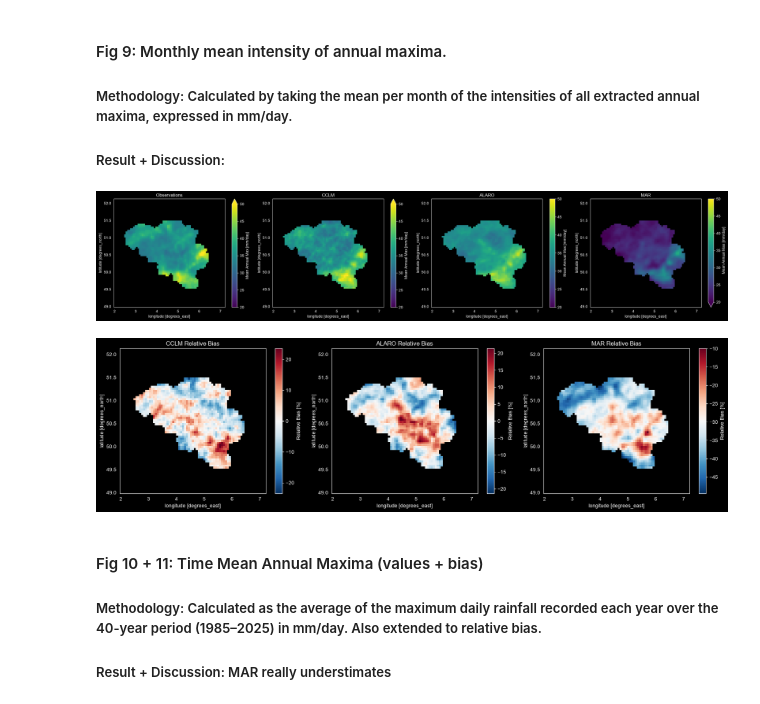
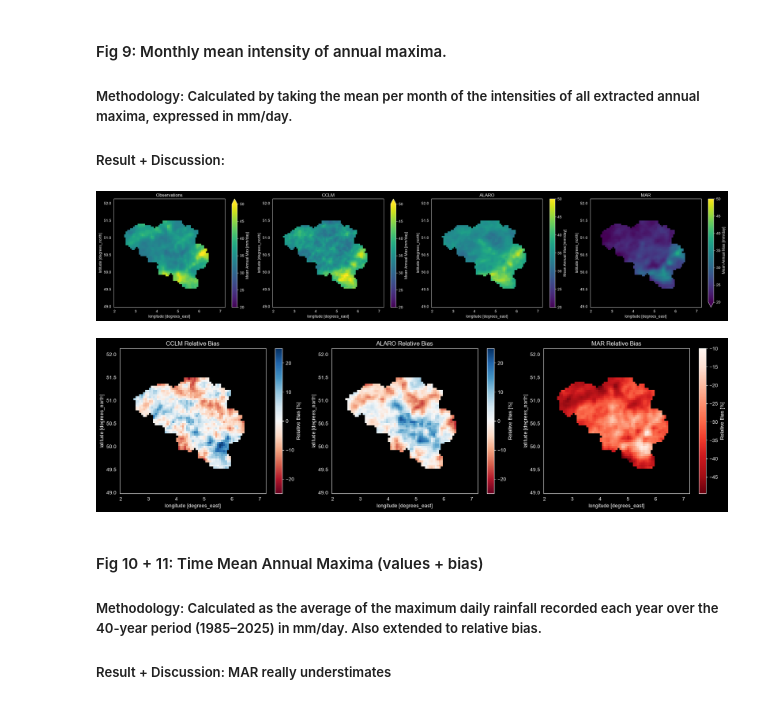
Before and after one commit to msleypen/RMI, a Jupyter notebook: main.ipynb, the cells around one changed output. Cells and saved outputs as stored; diff of their text form; code cells hidden in the pictures.

```diff
--- a/main.ipynb
+++ b/main.ipynb
@@ -349,7 +349,10 @@ for i, name in enumerate(models.keys(), start=1):
     bias_sdii = ((sdii_models[name] - sdii_obs) / sdii_obs) * 100
     bias_sdii.attrs['long_name'] = 'Relative Bias'
     bias_sdii.attrs['units'] = '%'
-    bias_sdii.plot(cmap='RdBu_r', vmin=-30, vmax=30)
+    if name == 'MAR':
+        bias_sdii.plot(cmap='Reds_r')
+    else:
+        bias_sdii.plot(cmap='RdBu', vmin=-20, vmax=20)
     plt.title(f'{name} SDII Relative Bias')
 
 plt.tight_layout()
@@ -561,35 +564,38 @@ for i, name in enumerate(models.keys(), start=2):
 
     # Use the pre-calculated annual max and store its mean
     ann_max = ann_max_models[name]
     mean_max_models[name] = ann_max.mean(dim='time')
 
     mean_max_models[name].attrs['long_name'] = 'Mean Annual Max'
     mean_max_models[name].attrs['unit'] = 'mm'
     mean_max_models[name].plot(vmin = 20, vmax = 50)
     plt.title(name)
 
 plt.tight_layout()
 
 
 # 3. Plot 2: Subplot of the biases (Modelled - Observed)
 # noinspection PyTypeChecker
 plt.figure(figsize=(18, 5))
 
 for i, (name, mean_max_model) in enumerate(mean_max_models.items(), start=1):
     plt.subplot(1, 3, i)
 
     # Relative Bias defined as ((Modelled - Observed) / Observed) * 100
     bias = ((mean_max_model - mean_max_obs) / mean_max_obs) * 100
     bias.attrs['long_name'] = 'Relative Bias'
     bias.attrs['units'] = '%'
 
-    bias.plot(cmap='RdBu_r')
+    if name == 'MAR':
+        bias.plot(cmap='Reds_r')
+    else:
+        bias.plot(cmap='RdBu', vmin=-25, vmax=25)
     plt.title(f'{name} Relative Bias')
 
 plt.tight_layout()
 # %% [output]
 [figure]
-[figure, old version]
+[figure, new version]
 # %% [markdown]
 #### Fig 10 + 11: Time Mean Annual Maxima (values + bias)
  ##### Methodology: Calculated as the average of the maximum daily rainfall recorded each year over the 40-year period (1985–2025) in mm/day. Also extended to relative bias.
```
Also changed, not shown: parts of 10 cells of this notebook.
